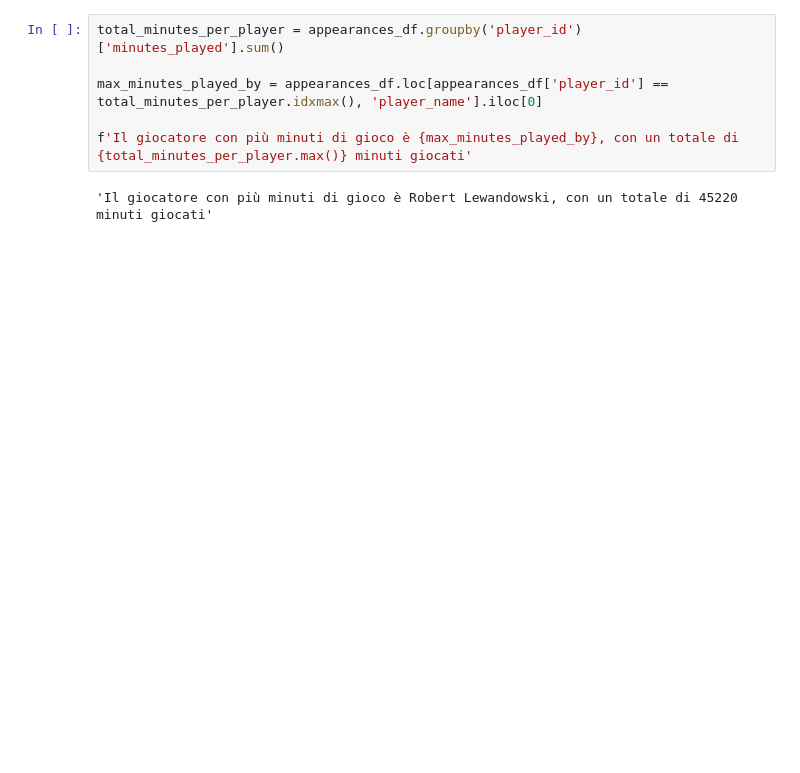
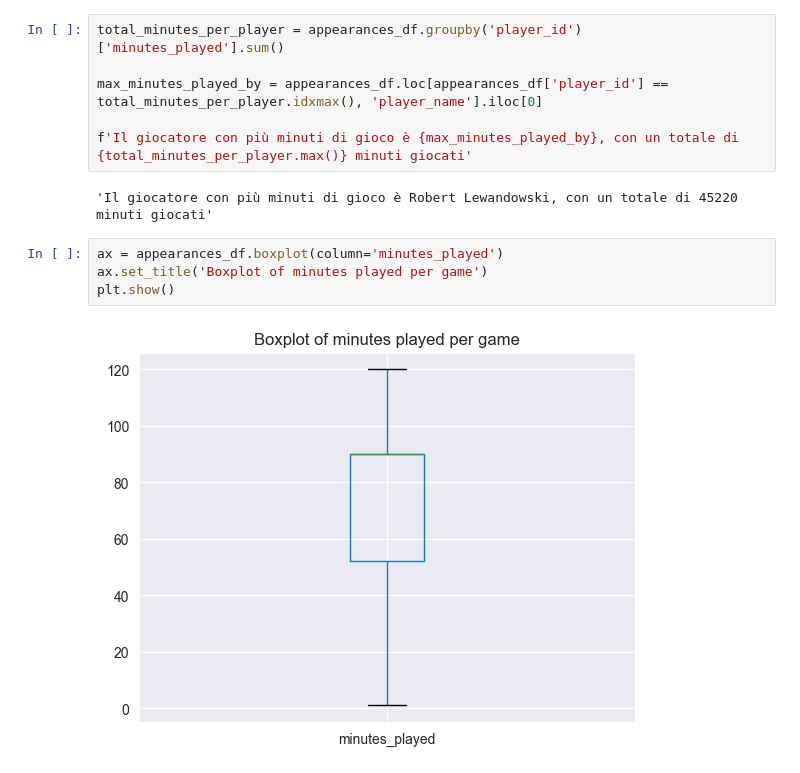
Before and after one commit to RiccardoPili/Football-Data-Analysis, a Jupyter notebook: appearances.ipynb, the cells around one changed output. Saved outputs shown, nothing was run; the diff lists cells and outputs as text; blank space fills up the shorter version.

```diff
--- a/appearances.ipynb
+++ b/appearances.ipynb
@@ -145,3 +145,9 @@ max_minutes_played_by = appearances_df.loc[appearances_df['player_id'] == total_
 f'Il giocatore con più minuti di gioco è {max_minutes_played_by}, con un totale di {total_minutes_per_player.max()} minuti giocati'
 # %% [output]
 'Il giocatore con più minuti di gioco è Robert Lewandowski, con un totale di 45220 minuti giocati'
+# %%
+ax = appearances_df.boxplot(column='minutes_played')
+ax.set_title('Boxplot of minutes played per game')
+plt.show()
+# %% [output]
+[figure, added]
```
Also changed, not shown: parts of 3 cells of this notebook.
